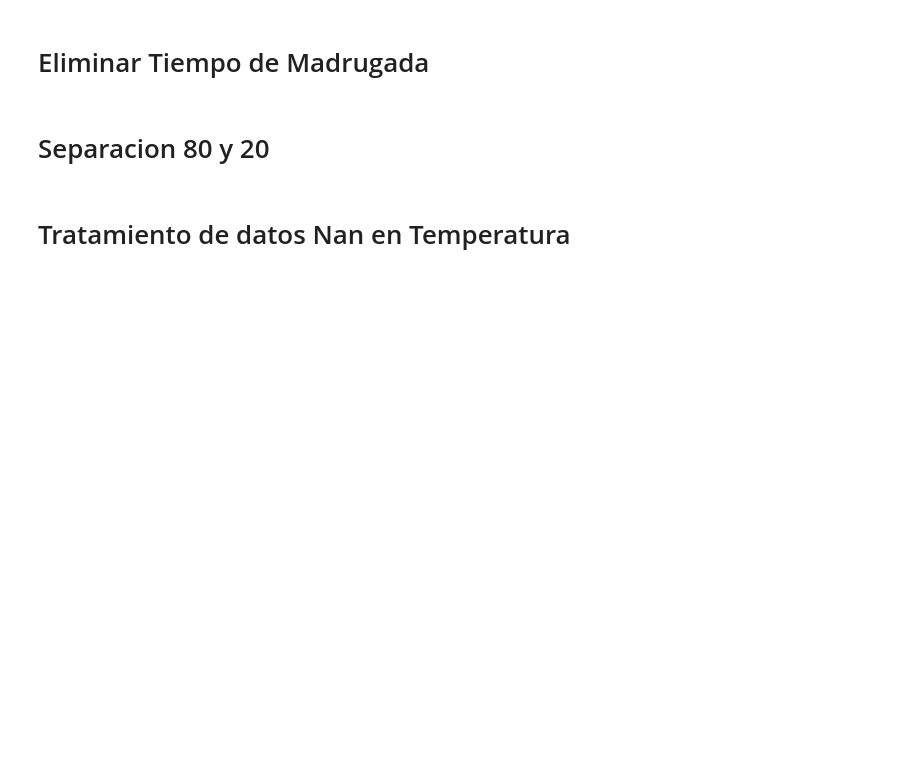
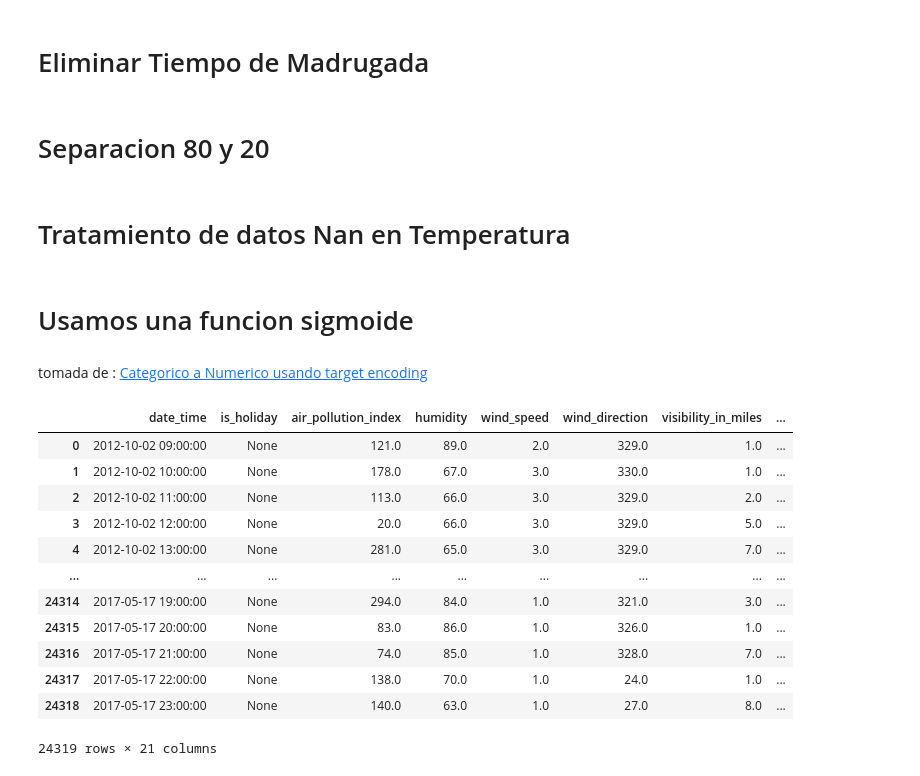
Before and after one commit to preslymorales/Proyecto-Simulacion-del-Trafico-Vehicular, a Jupyter notebook: Simulacion_Trafico_Vehicular.ipynb, the cells around one changed output. Cells and saved outputs as stored; diff of their text form; code cells hidden in the pictures; blank space fills up the shorter version.

```diff
--- a/Simulacion_Trafico_Vehicular.ipynb
+++ b/Simulacion_Trafico_Vehicular.ipynb
@@ -444,3 +444,7 @@ def rellenarTemperatura(df_train, df_test):
     return [df_train,df_test]
 # %%
 df_train,df_test = rellenarTemperatura(trafico_train, trafico_test)
+# %% [markdown]
+# Usamos una funcion sigmoide
+# %% [markdown]
+tomada de : [Categorico a Numerico usando target encoding](https://medium.com/data-science/dealing-with-categorical-variables-by-using-target-encoder-a0f1733a4c69)
@@ -446,0 +474,18 @@ df_train,df_test = rellenarTemperatura(trafico_train, trafico_test)
+# %%
+trafico_train,trafico_test = funcSigmoide(trafico_train, trafico_test)
+#Para evitar que se cree mas weatherEncoded al volver ejecutar la celda
+trafico_train
+# %% [output]
+|  | date_time | is_holiday | air_pollution_index | humidity | wind_speed | wind_direction | visibility_in_miles | ... |
+| 0 | 2012-10-02 09:00:00 | None | 121.0 | 89.0 | 2.0 | 329.0 | 1.0 | ... |
+| 1 | 2012-10-02 10:00:00 | None | 178.0 | 67.0 | 3.0 | 330.0 | 1.0 | ... |
+| 2 | 2012-10-02 11:00:00 | None | 113.0 | 66.0 | 3.0 | 329.0 | 2.0 | ... |
+| 3 | 2012-10-02 12:00:00 | None | 20.0 | 66.0 | 3.0 | 329.0 | 5.0 | ... |
+| 4 | 2012-10-02 13:00:00 | None | 281.0 | 65.0 | 3.0 | 329.0 | 7.0 | ... |
+| ... | ... | ... | ... | ... | ... | ... | ... | ... |
+| 24314 | 2017-05-17 19:00:00 | None | 294.0 | 84.0 | 1.0 | 321.0 | 3.0 | ... |
+| 24315 | 2017-05-17 20:00:00 | None | 83.0 | 86.0 | 1.0 | 326.0 | 1.0 | ... |
+| 24316 | 2017-05-17 21:00:00 | None | 74.0 | 85.0 | 1.0 | 328.0 | 7.0 | ... |
+| 24317 | 2017-05-17 22:00:00 | None | 138.0 | 70.0 | 1.0 | 24.0 | 1.0 | ... |
+| 24318 | 2017-05-17 23:00:00 | None | 140.0 | 63.0 | 1.0 | 27.0 | 8.0 | ... |
+24319 rows × 21 columns
```
Also changed, not shown: parts of 13 cells of this notebook.
